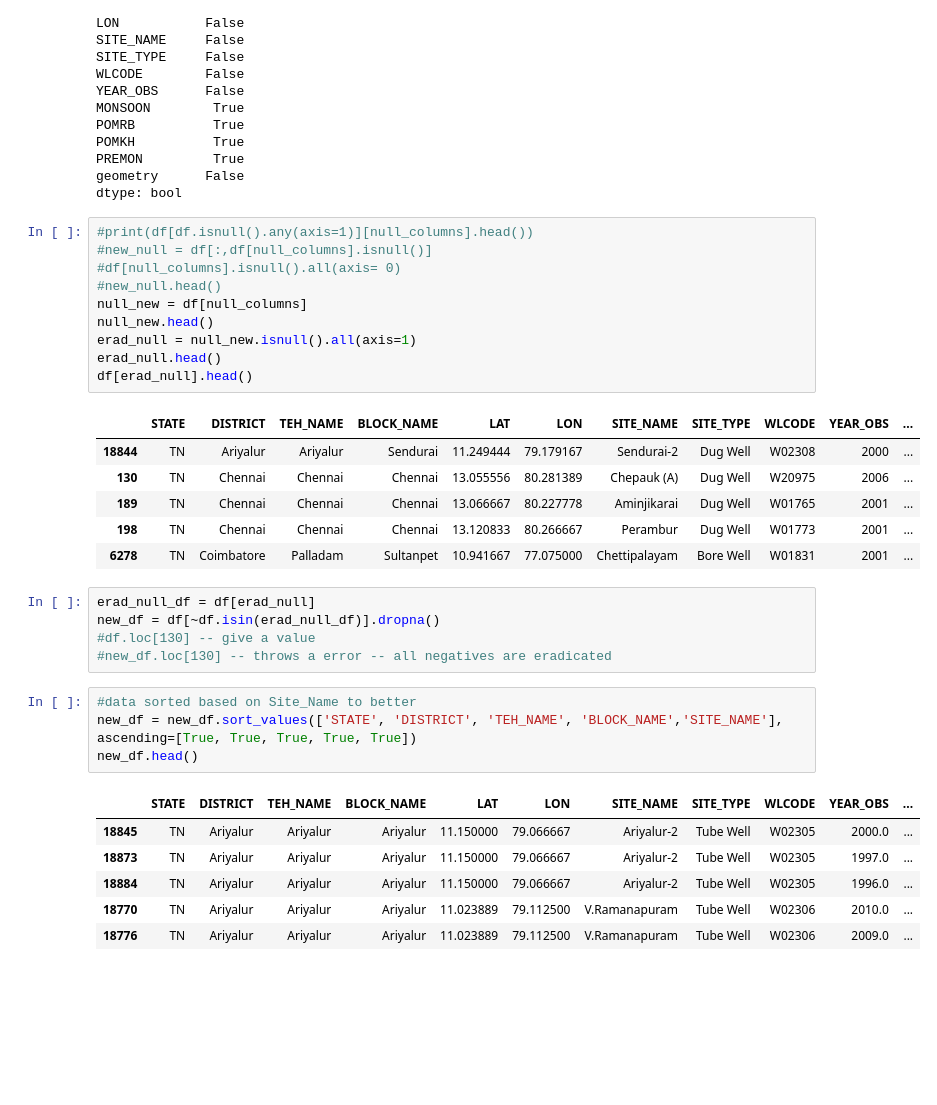
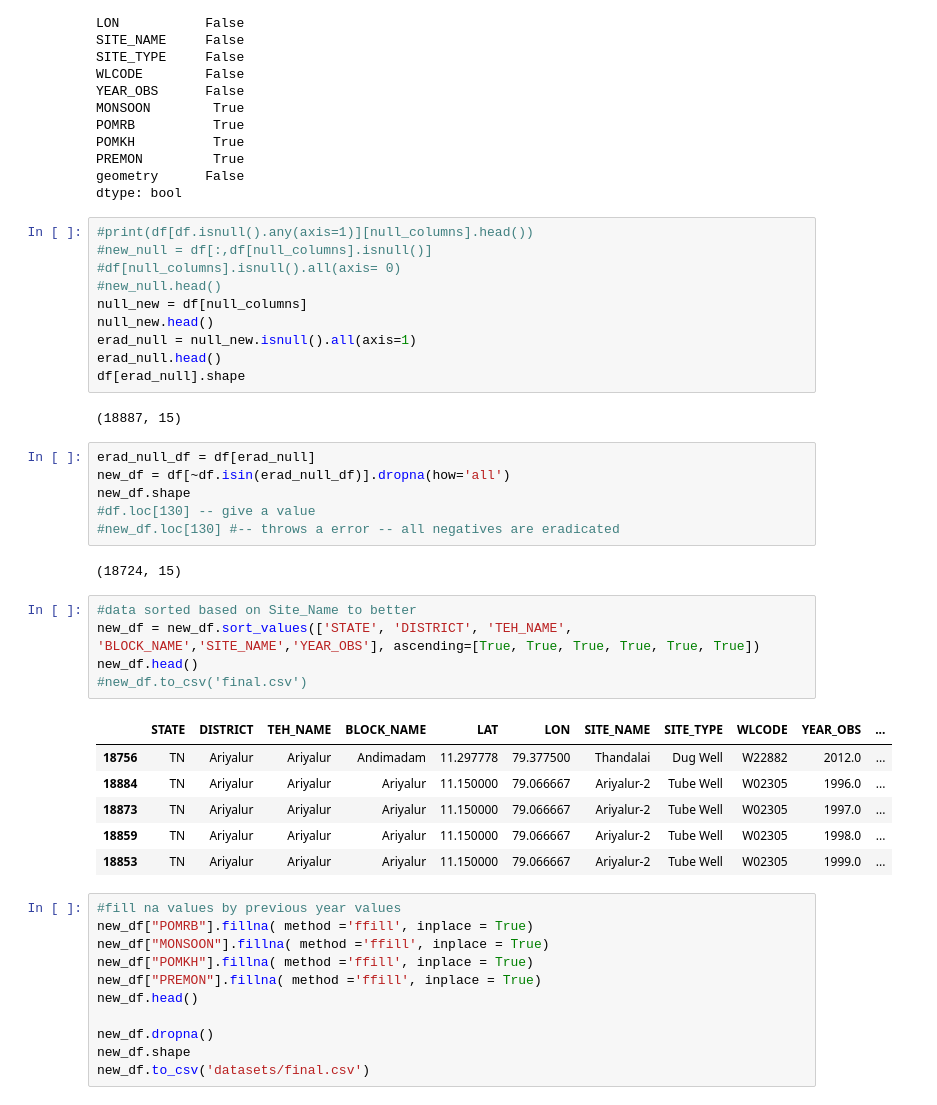
Before and after one commit to sbenstewart/smart-india-hackathon, a Jupyter notebook: siva_code.ipynb, the cells around one changed output. Cells and saved outputs as stored; diff of their text form; blank space fills up the shorter version.

Commit message:
Datasets ready to train

```diff
--- a/siva_code.ipynb
+++ b/siva_code.ipynb
@@ -318,27 +318,37 @@ null_new = df[null_columns]
 null_new.head()
 erad_null = null_new.isnull().all(axis=1)
 erad_null.head()
-df[erad_null].head()
+df[erad_null].shape
 # %% [output]
-|  | STATE | DISTRICT | TEH_NAME | BLOCK_NAME | LAT | LON | SITE_NAME | SITE_TYPE | WLCODE | YEAR_OBS | ... |
-| 18844 | TN | Ariyalur | Ariyalur | Sendurai | 11.249444 | 79.179167 | Sendurai-2 | Dug Well | W02308 | 2000 | ... |
-| 130 | TN | Chennai | Chennai | Chennai | 13.055556 | 80.281389 | Chepauk (A) | Dug Well | W20975 | 2006 | ... |
-| 189 | TN | Chennai | Chennai | Chennai | 13.066667 | 80.227778 | Aminjikarai | Dug Well | W01765 | 2001 | ... |
-| 198 | TN | Chennai | Chennai | Chennai | 13.120833 | 80.266667 | Perambur | Dug Well | W01773 | 2001 | ... |
-| 6278 | TN | Coimbatore | Palladam | Sultanpet | 10.941667 | 77.075000 | Chettipalayam | Bore Well | W01831 | 2001 | ... |
+(18887, 15)
 # %%
 erad_null_df = df[erad_null]
-new_df = df[~df.isin(erad_null_df)].dropna()
+new_df = df[~df.isin(erad_null_df)].dropna(how='all')
+new_df.shape
 #df.loc[130] -- give a value
-#new_df.loc[130] -- throws a error -- all negatives are eradicated
+#new_df.loc[130] #-- throws a error -- all negatives are eradicated
+# %% [output]
+(18724, 15)
 # %%
 #data sorted based on Site_Name to better
-new_df = new_df.sort_values(['STATE', 'DISTRICT', 'TEH_NAME', 'BLOCK_NAME','SITE_NAME'], ascending=[True, True, True, True, True])
+new_df = new_df.sort_values(['STATE', 'DISTRICT', 'TEH_NAME', 'BLOCK_NAME','SITE_NAME','YEAR_OBS'], ascending=[True, True, True, True, True, True])
 new_df.head()
+#new_df.to_csv('final.csv')
 # %% [output]
 |  | STATE | DISTRICT | TEH_NAME | BLOCK_NAME | LAT | LON | SITE_NAME | SITE_TYPE | WLCODE | YEAR_OBS | ... |
-| 18845 | TN | Ariyalur | Ariyalur | Ariyalur | 11.150000 | 79.066667 | Ariyalur-2 | Tube Well | W02305 | 2000.0 | ... |
+| 18756 | TN | Ariyalur | Ariyalur | Andimadam | 11.297778 | 79.377500 | Thandalai | Dug Well | W22882 | 2012.0 | ... |
+| 18884 | TN | Ariyalur | Ariyalur | Ariyalur | 11.150000 | 79.066667 | Ariyalur-2 | Tube Well | W02305 | 1996.0 | ... |
 | 18873 | TN | Ariyalur | Ariyalur | Ariyalur | 11.150000 | 79.066667 | Ariyalur-2 | Tube Well | W02305 | 1997.0 | ... |
-| 18884 | TN | Ariyalur | Ariyalur | Ariyalur | 11.150000 | 79.066667 | Ariyalur-2 | Tube Well | W02305 | 1996.0 | ... |
-| 18770 | TN | Ariyalur | Ariyalur | Ariyalur | 11.023889 | 79.112500 | V.Ramanapuram | Tube Well | W02306 | 2010.0 | ... |
-| 18776 | TN | Ariyalur | Ariyalur | Ariyalur | 11.023889 | 79.112500 | V.Ramanapuram | Tube Well | W02306 | 2009.0 | ... |
+| 18859 | TN | Ariyalur | Ariyalur | Ariyalur | 11.150000 | 79.066667 | Ariyalur-2 | Tube Well | W02305 | 1998.0 | ... |
+| 18853 | TN | Ariyalur | Ariyalur | Ariyalur | 11.150000 | 79.066667 | Ariyalur-2 | Tube Well | W02305 | 1999.0 | ... |
+# %%
+#fill na values by previous year values
+new_df["POMRB"].fillna( method ='ffill', inplace = True)
+new_df["MONSOON"].fillna( method ='ffill', inplace = True)
+new_df["POMKH"].fillna( method ='ffill', inplace = True)
+new_df["PREMON"].fillna( method ='ffill', inplace = True)
+new_df.head()
+
+new_df.dropna()
+new_df.shape
+new_df.to_csv('datasets/final.csv')
```
Also changed, not shown: parts of 1 cell of this notebook.
